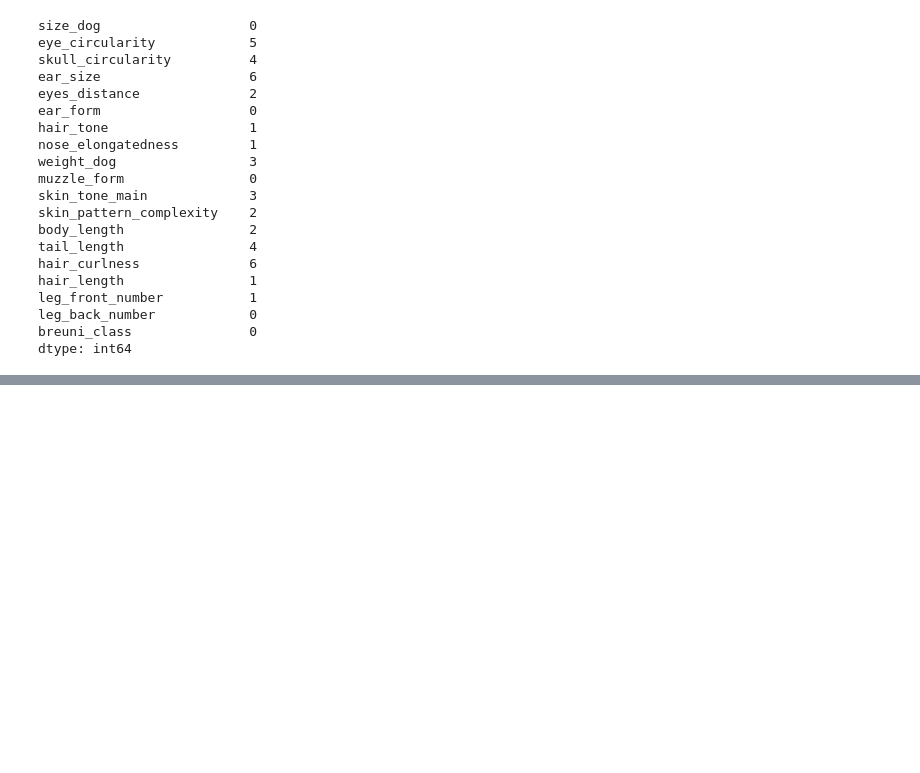
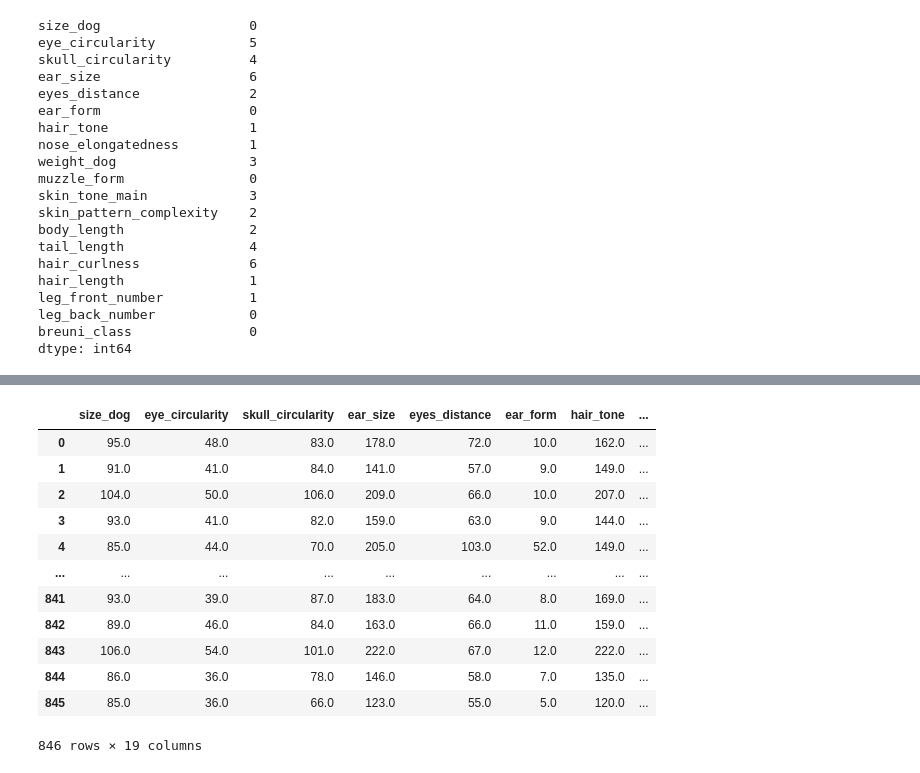
Before and after one commit to Luaa998/Kohonen-maps_Projekt, a Jupyter notebook: Clean_Dog_Data.ipynb, the cells around one changed output, grey strips where cells are left out. Cells and saved outputs as stored; diff of their text form; code cells hidden in the pictures; blank space fills up the shorter version.

```diff
--- a/Clean_Dog_Data.ipynb
+++ b/Clean_Dog_Data.ipynb
@@ -51,0 +74,2 @@ dtype: int64
+# %%
+ dog_no_str= df.drop(columns='breuni_class')
@@ -56,0 +115,17 @@ NameError: name 'SimpleImputer' is not defined
+# %%
+dog_cleared=dog_no_str_cleared.join(dog_str)
+dog_cleared
+# %% [output]
+|  | size_dog | eye_circularity | skull_circularity | ear_size | eyes_distance | ear_form | hair_tone | ... |
+| 0 | 95.0 | 48.0 | 83.0 | 178.0 | 72.0 | 10.0 | 162.0 | ... |
+| 1 | 91.0 | 41.0 | 84.0 | 141.0 | 57.0 | 9.0 | 149.0 | ... |
+| 2 | 104.0 | 50.0 | 106.0 | 209.0 | 66.0 | 10.0 | 207.0 | ... |
+| 3 | 93.0 | 41.0 | 82.0 | 159.0 | 63.0 | 9.0 | 144.0 | ... |
+| 4 | 85.0 | 44.0 | 70.0 | 205.0 | 103.0 | 52.0 | 149.0 | ... |
+| ... | ... | ... | ... | ... | ... | ... | ... | ... |
+| 841 | 93.0 | 39.0 | 87.0 | 183.0 | 64.0 | 8.0 | 169.0 | ... |
+| 842 | 89.0 | 46.0 | 84.0 | 163.0 | 66.0 | 11.0 | 159.0 | ... |
+| 843 | 106.0 | 54.0 | 101.0 | 222.0 | 67.0 | 12.0 | 222.0 | ... |
+| 844 | 86.0 | 36.0 | 78.0 | 146.0 | 58.0 | 7.0 | 135.0 | ... |
+| 845 | 85.0 | 36.0 | 66.0 | 123.0 | 55.0 | 5.0 | 120.0 | ... |
+846 rows × 19 columns
```
Also changed, not shown: parts of 14 cells of this notebook.
